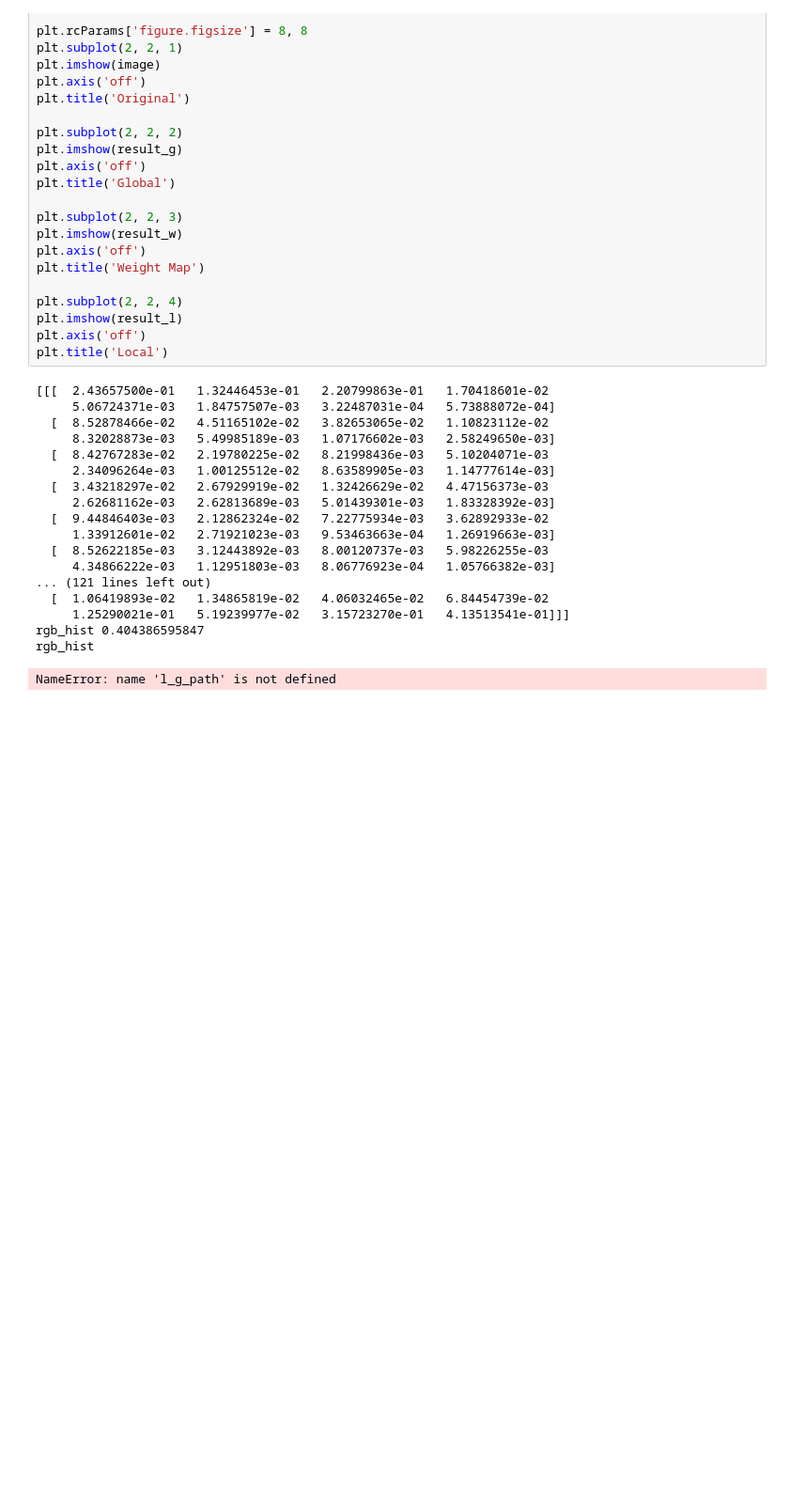
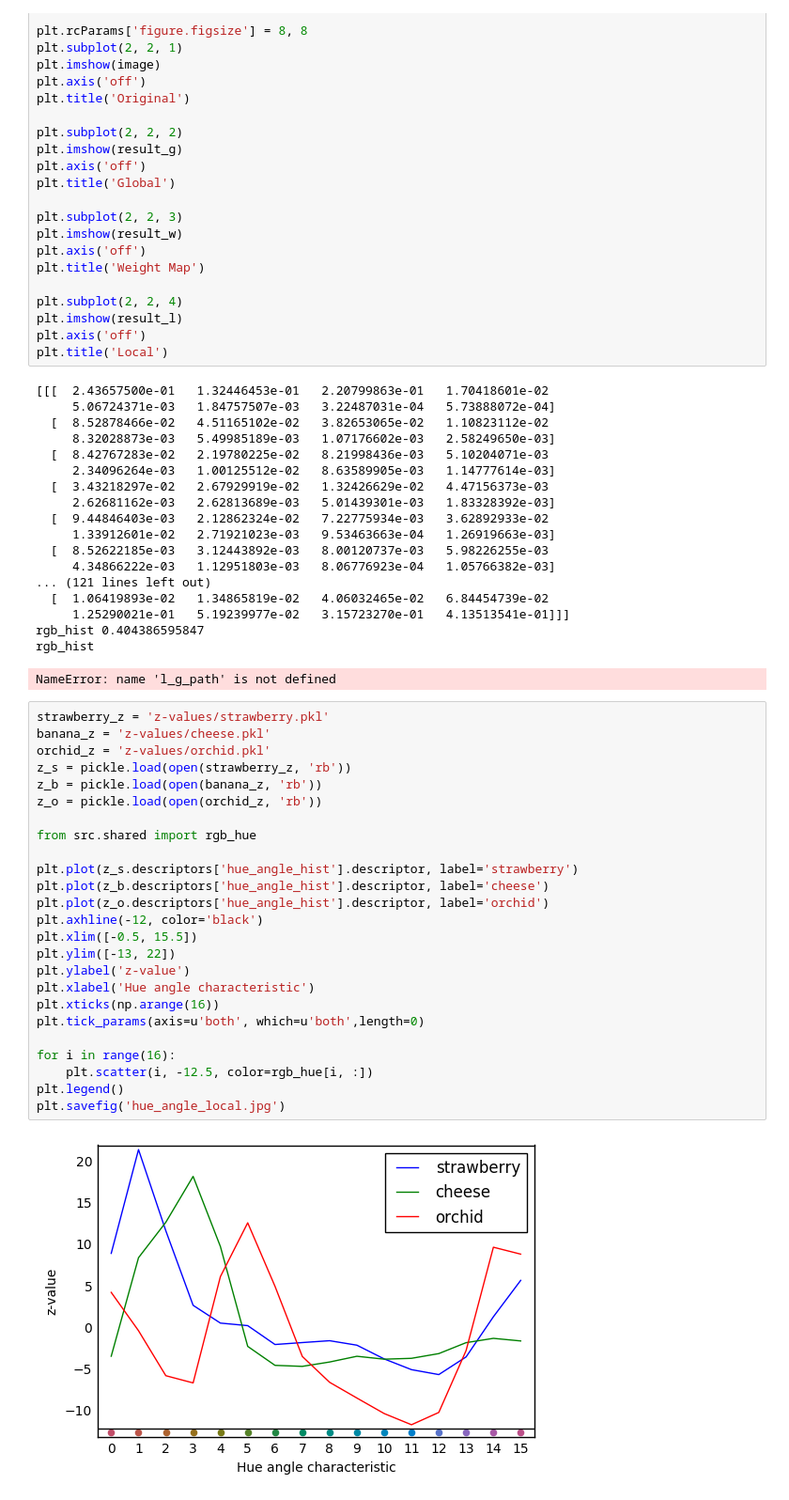
Before and after one commit to GrimReaperSam/SILE, a Jupyter notebook: Segmentation.ipynb, the cells around one changed output. Shown at 94% size. Cells and saved outputs as stored; diff of their text form; blank space fills up the shorter version.

```diff
--- a/Segmentation.ipynb
+++ b/Segmentation.ipynb
@@ -192,3 +197,30 @@ plt.title('Local')
 rgb_hist 0.404386595847
 rgb_hist
 NameError: name 'l_g_path' is not defined
+# %%
+strawberry_z = 'z-values/strawberry.pkl'
+banana_z = 'z-values/cheese.pkl'
+orchid_z = 'z-values/orchid.pkl'
+z_s = pickle.load(open(strawberry_z, 'rb'))
+z_b = pickle.load(open(banana_z, 'rb'))
+z_o = pickle.load(open(orchid_z, 'rb'))
+
+from src.shared import rgb_hue
+
+plt.plot(z_s.descriptors['hue_angle_hist'].descriptor, label='strawberry')
+plt.plot(z_b.descriptors['hue_angle_hist'].descriptor, label='cheese')
+plt.plot(z_o.descriptors['hue_angle_hist'].descriptor, label='orchid')
+plt.axhline(-12, color='black')
+plt.xlim([-0.5, 15.5])
+plt.ylim([-13, 22])
+plt.ylabel('z-value')
+plt.xlabel('Hue angle characteristic')
+plt.xticks(np.arange(16))
+plt.tick_params(axis=u'both', which=u'both',length=0)
+
+for i in range(16):
+    plt.scatter(i, -12.5, color=rgb_hue[i, :])
+plt.legend()
+plt.savefig('hue_angle_local.jpg')
+# %% [output]
+[figure, added]
```
Also changed, not shown: parts of 9 cells of this notebook, 4 other files.
